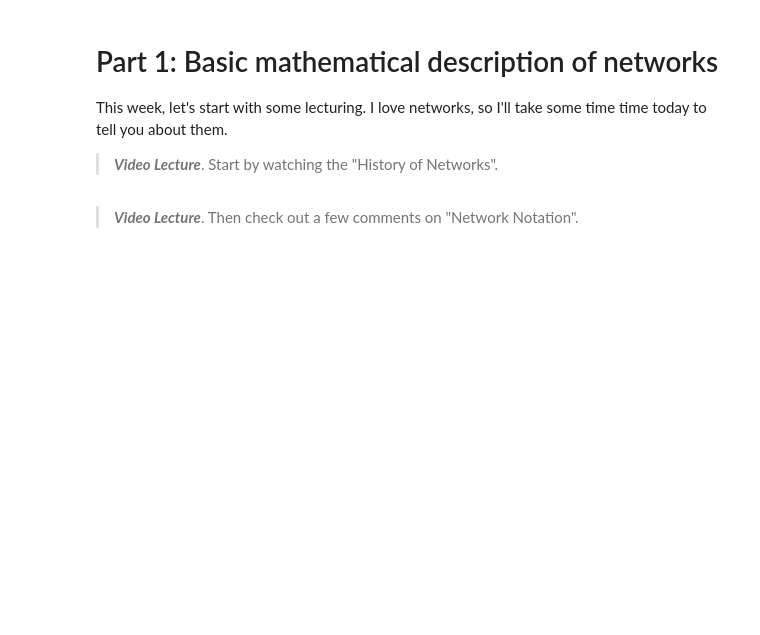
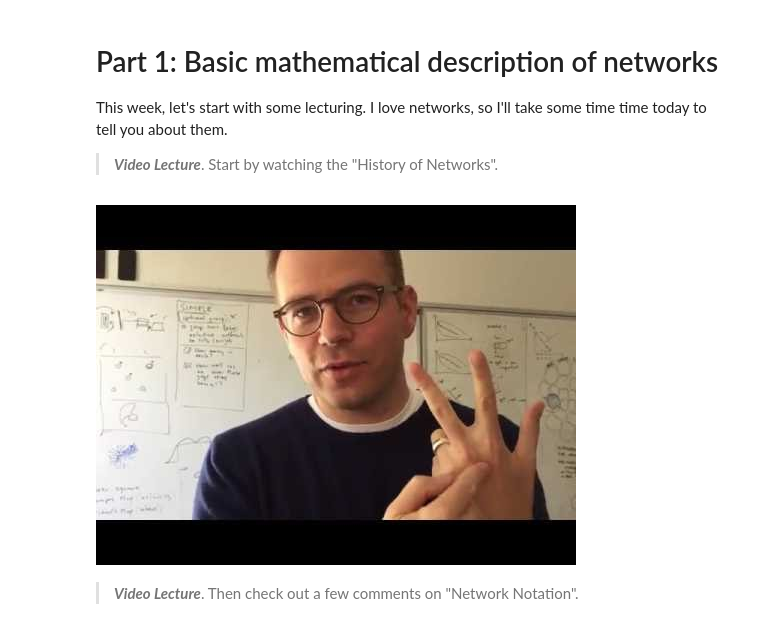
Before and after one commit to suneman/socialgraphs2016, a Jupyter notebook: lectures/Week2.ipynb, the cells around one changed output. Saved outputs shown, nothing was run; the diff lists cells and outputs as text; code cells hidden in the pictures; blank space fills up the shorter version.

Commit message:
added videos to week2

```diff
--- a/lectures/Week2.ipynb
+++ b/lectures/Week2.ipynb
@@ -15,7 +15,9 @@ This week, let's start with some lecturing. I love networks, so I'll take some t
 > **_Video Lecture_**. Start by watching the "History of Networks".
 # %%
 from IPython.display import YouTubeVideo
-YouTubeVideo("yC754EgHpck",width=600, height=337.5)
+YouTubeVideo("qjM9yMarl70",width=800, height=450)
+# %% [output]
+[figure, added]
 # %% [markdown]
 > **_Video Lecture_**. Then check out a few comments on "Network Notation".
 # %%
```
Also changed, not shown: parts of 3 cells of this notebook.
